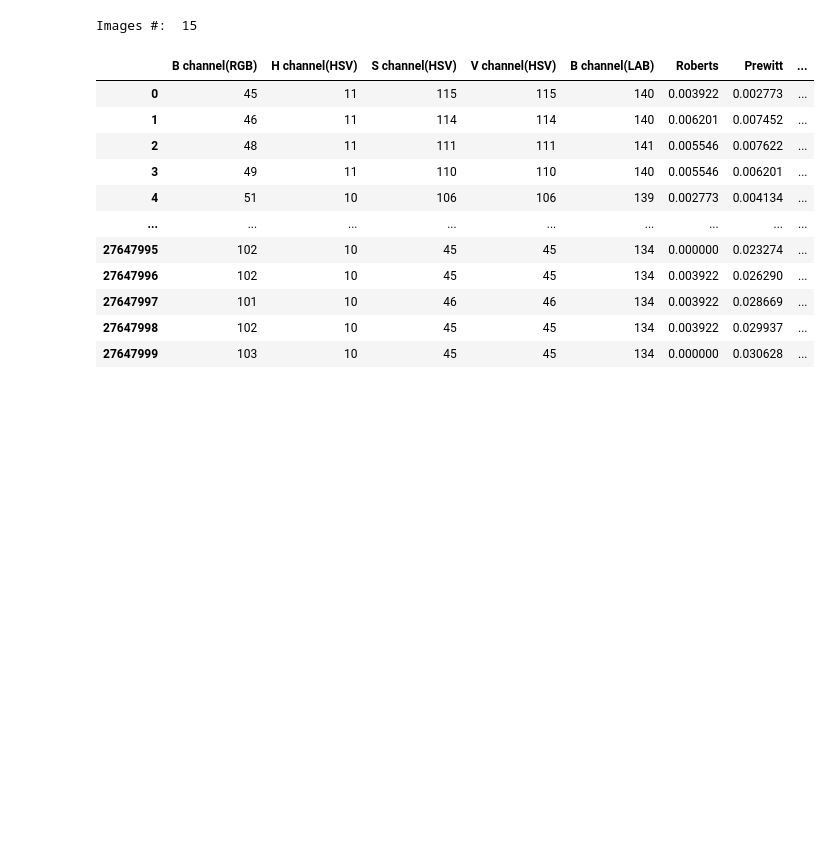
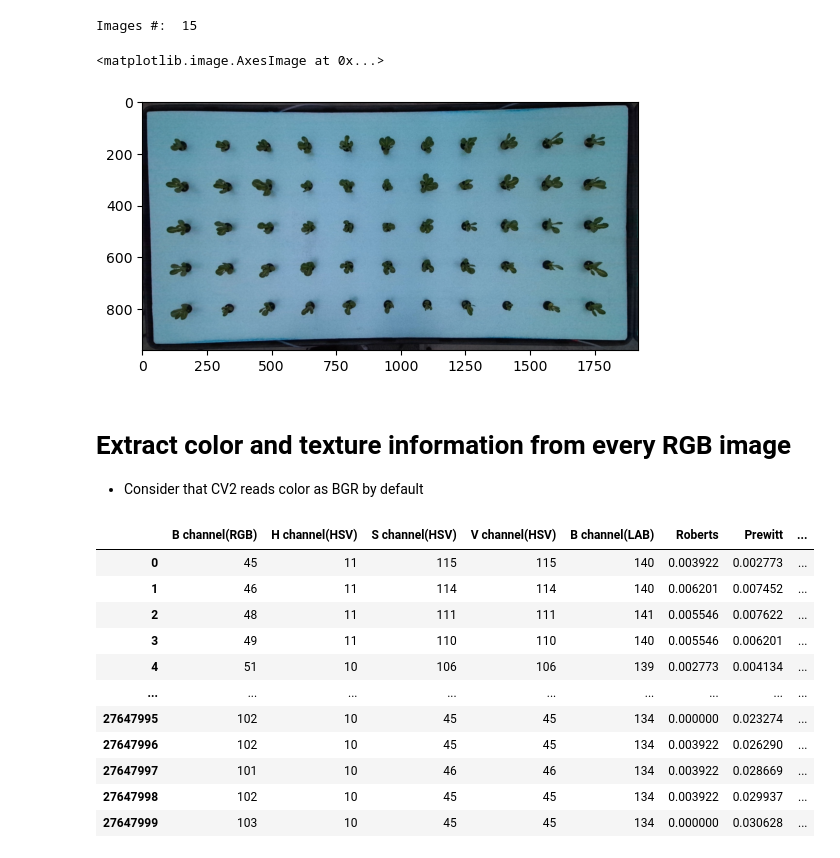
Before and after one commit to JSCG95/leafy-segmentation_CEA, a Jupyter notebook: random-forest/training/code/training_random-forest.ipynb, the cells around one changed output. Drawn from its saved outputs; the diff is of its cells as text; code cells hidden in the pictures; blank space fills up the shorter version.

```diff
--- a/random-forest/training/code/training_random-forest.ipynb
+++ b/random-forest/training/code/training_random-forest.ipynb
@@ -27,6 +26,17 @@ masks= sorted(glob.glob('/content/drive/MyDrive/random_forest/train_model/train_
 print("Images #: ", len(imgs))
 # %% [output]
 Images #:  15
+# %%
+img_bgr = cv2.imread(imgs[1], cv2.IMREAD_COLOR)
+
+img_rgb = cv2.cvtColor(img_bgr, cv2.COLOR_BGR2RGB)
+plt.imshow(img_rgb)
+# %% [output]
+<matplotlib.image.AxesImage at 0x...>
+[figure, added]
+# %% [markdown]
+# Extract color and texture information from every RGB image
+- Consider that CV2 reads color as BGR by default
 # %%
 dfs = pd.DataFrame()
 for img, mask in zip(imgs,masks):  # [20:50]:
```
Also changed, not shown: parts of 10 cells of this notebook, 15 other files.
